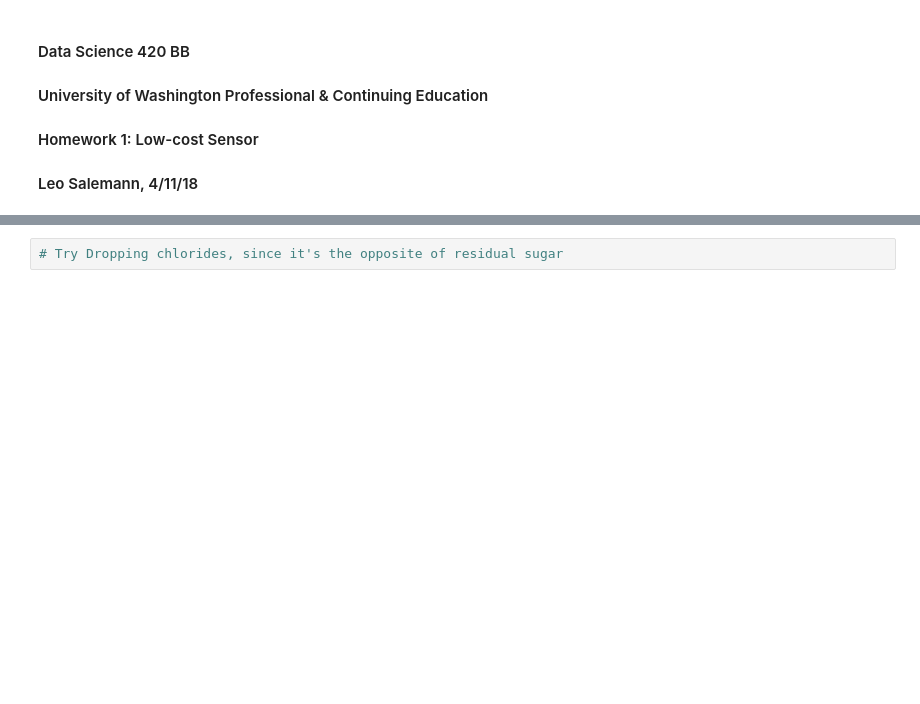
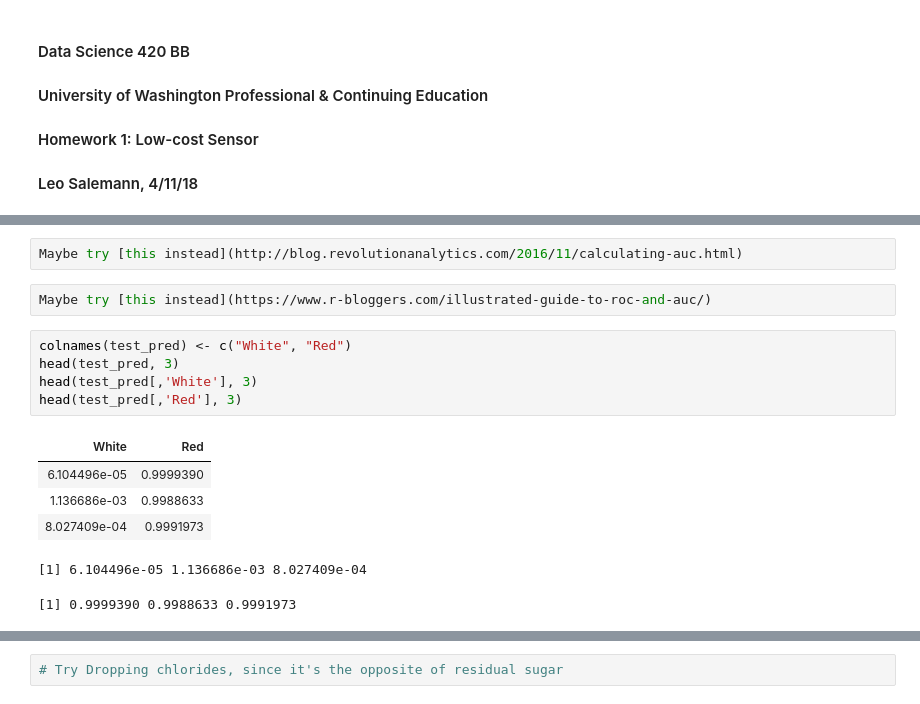
Before and after one commit to JingruWu10/UW_DataScience, a Jupyter notebook: Q3/HW01/HW01_wine_classifier.ipynb, the cells around one changed output, grey strips where cells are left out. Drawn from its saved outputs; the diff is of its cells as text; blank space fills up the shorter version.

```diff
--- a/Q3/HW01/HW01_wine_classifier.ipynb
+++ b/Q3/HW01/HW01_wine_classifier.ipynb
@@ -109,0 +188,16 @@ ERROR: Error in roc.default(response, predictor, auc = TRUE, ...): Predictor mus
+# %%
+Maybe try [this instead](http://blog.revolutionanalytics.com/2016/11/calculating-auc.html)
+# %%
+Maybe try [this instead](https://www.r-bloggers.com/illustrated-guide-to-roc-and-auc/)
+# %%
+colnames(test_pred) <- c("White", "Red")
+head(test_pred, 3)
+head(test_pred[,'White'], 3)
+head(test_pred[,'Red'], 3)
+# %% [output]
+| White | Red |
+| 6.104496e-05 | 0.9999390 |
+| 1.136686e-03 | 0.9988633 |
+| 8.027409e-04 | 0.9991973 |
+[1] 6.104496e-05 1.136686e-03 8.027409e-04
+[1] 0.9999390 0.9988633 0.9991973
```
Also changed, not shown: parts of 45 cells of this notebook.
